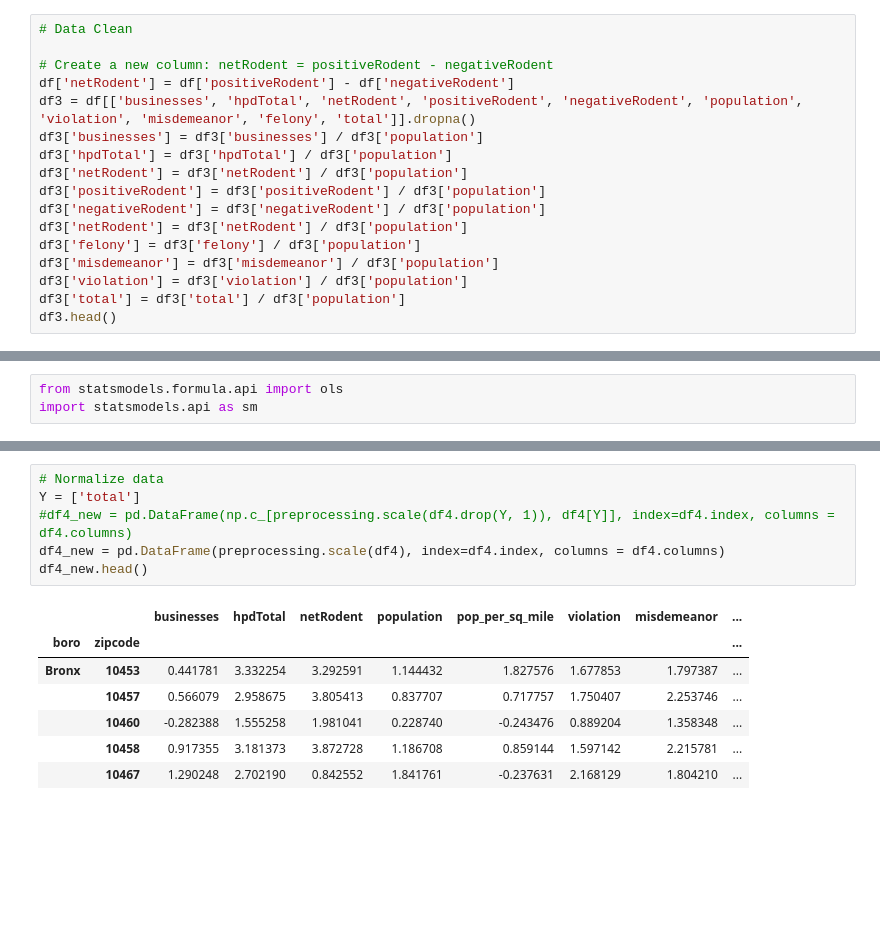
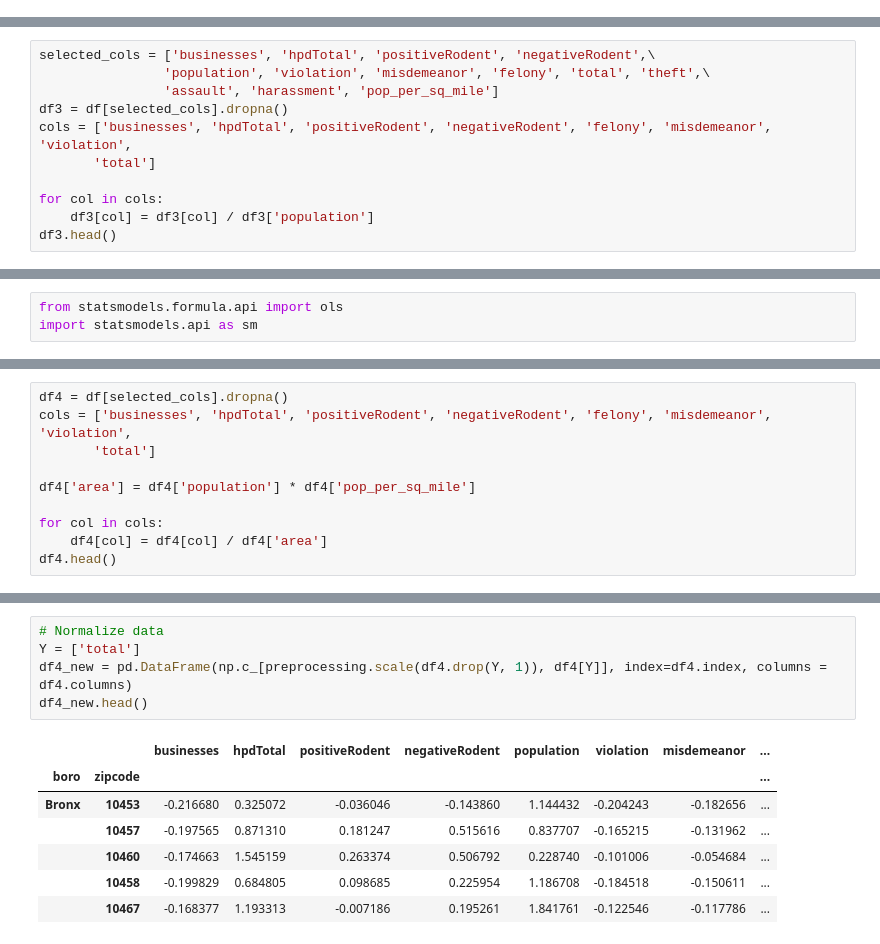
Before and after one commit to HoodPanther/crimeproject, a Jupyter notebook: ProjectAnalysis.ipynb, the cells around one changed output, grey strips where cells are left out. Drawn from its saved outputs; the diff is of its cells as text; blank space fills up the shorter version.

```diff
--- a/ProjectAnalysis.ipynb
+++ b/ProjectAnalysis.ipynb
@@ -70,17 +75,0 @@ basic_summary
-# %%
-# Data Clean
-
-# Create a new column: netRodent = positiveRodent - negativeRodent
-df['netRodent'] = df['positiveRodent'] - df['negativeRodent']
-df3 = df[['businesses', 'hpdTotal', 'netRodent', 'positiveRodent', 'negativeRodent', 'population', 'violation', 'misdemeanor', 'felony', 'total']].dropna()
-df3['businesses'] = df3['businesses'] / df3['population']
-df3['hpdTotal'] = df3['hpdTotal'] / df3['population']
-df3['netRodent'] = df3['netRodent'] / df3['population']
-df3['positiveRodent'] = df3['positiveRodent'] / df3['population']
-df3['negativeRodent'] = df3['negativeRodent'] / df3['population']
-df3['netRodent'] = df3['netRodent'] / df3['population']
-df3['felony'] = df3['felony'] / df3['population']
-df3['misdemeanor'] = df3['misdemeanor'] / df3['population']
-df3['violation'] = df3['violation'] / df3['population']
-df3['total'] = df3['total'] / df3['population']
-df3.head()
@@ -94,0 +78,11 @@ df3.head()
+# %%
+selected_cols = ['businesses', 'hpdTotal', 'positiveRodent', 'negativeRodent',\
+                'population', 'violation', 'misdemeanor', 'felony', 'total', 'theft',\
+                'assault', 'harassment', 'pop_per_sq_mile']
+df3 = df[selected_cols].dropna()
+cols = ['businesses', 'hpdTotal', 'positiveRodent', 'negativeRodent', 'felony', 'misdemeanor', 'violation',
+       'total']
+
+for col in cols:
+    df3[col] = df3[col] / df3['population']
+df3.head()
@@ -171,0 +283,10 @@ df4.head()
+# %%
+df4 = df[selected_cols].dropna()
+cols = ['businesses', 'hpdTotal', 'positiveRodent', 'negativeRodent', 'felony', 'misdemeanor', 'violation',
+       'total']
+
+df4['area'] = df4['population'] * df4['pop_per_sq_mile']
+
+for col in cols:
+    df4[col] = df4[col] / df4['area']
+df4.head()
@@ -172,14 +301,13 @@ df4.head()
 # %%
 # Normalize data
 Y = ['total']
-#df4_new = pd.DataFrame(np.c_[preprocessing.scale(df4.drop(Y, 1)), df4[Y]], index=df4.index, columns = df4.columns)
-df4_new = pd.DataFrame(preprocessing.scale(df4), index=df4.index, columns = df4.columns)
+df4_new = pd.DataFrame(np.c_[preprocessing.scale(df4.drop(Y, 1)), df4[Y]], index=df4.index, columns = df4.columns)
 df4_new.head()
 # %% [output]
-|  |  | businesses | hpdTotal | netRodent | population | pop_per_sq_mile | violation | misdemeanor | ... |
+|  |  | businesses | hpdTotal | positiveRodent | negativeRodent | population | violation | misdemeanor | ... |
 | boro | zipcode |  |  |  |  |  |  |  | ... |
-| Bronx | 10453 | 0.441781 | 3.332254 | 3.292591 | 1.144432 | 1.827576 | 1.677853 | 1.797387 | ... |
-|  | 10457 | 0.566079 | 2.958675 | 3.805413 | 0.837707 | 0.717757 | 1.750407 | 2.253746 | ... |
-|  | 10460 | -0.282388 | 1.555258 | 1.981041 | 0.228740 | -0.243476 | 0.889204 | 1.358348 | ... |
-|  | 10458 | 0.917355 | 3.181373 | 3.872728 | 1.186708 | 0.859144 | 1.597142 | 2.215781 | ... |
-|  | 10467 | 1.290248 | 2.702190 | 0.842552 | 1.841761 | -0.237631 | 2.168129 | 1.804210 | ... |
+| Bronx | 10453 | -0.216680 | 0.325072 | -0.036046 | -0.143860 | 1.144432 | -0.204243 | -0.182656 | ... |
+|  | 10457 | -0.197565 | 0.871310 | 0.181247 | 0.515616 | 0.837707 | -0.165215 | -0.131962 | ... |
+|  | 10460 | -0.174663 | 1.545159 | 0.263374 | 0.506792 | 0.228740 | -0.101006 | -0.054684 | ... |
+|  | 10458 | -0.199829 | 0.684805 | 0.098685 | 0.225954 | 1.186708 | -0.184518 | -0.150611 | ... |
+|  | 10467 | -0.168377 | 1.193313 | -0.007186 | 0.195261 | 1.841761 | -0.122546 | -0.117786 | ... |
```
Also changed, not shown: parts of 29 cells of this notebook.
